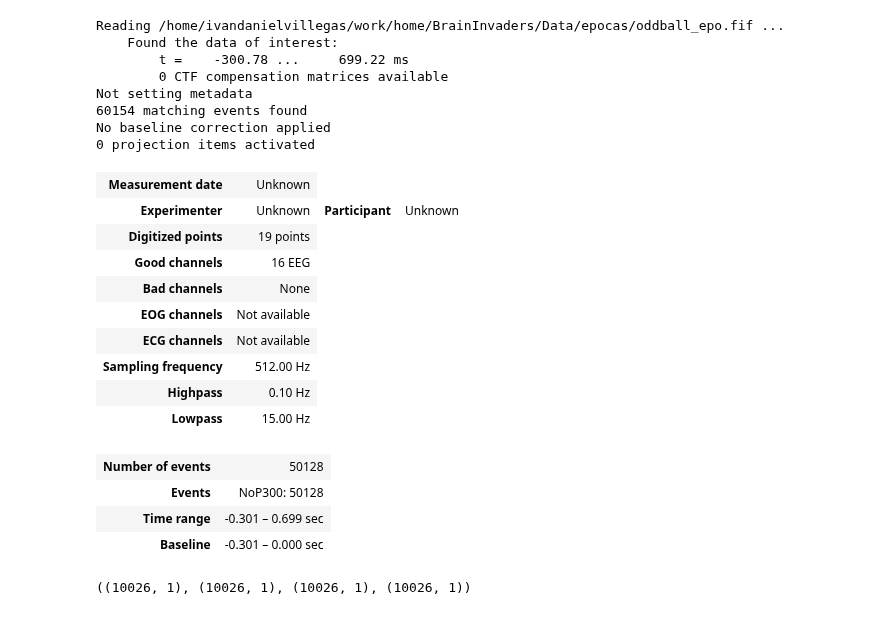
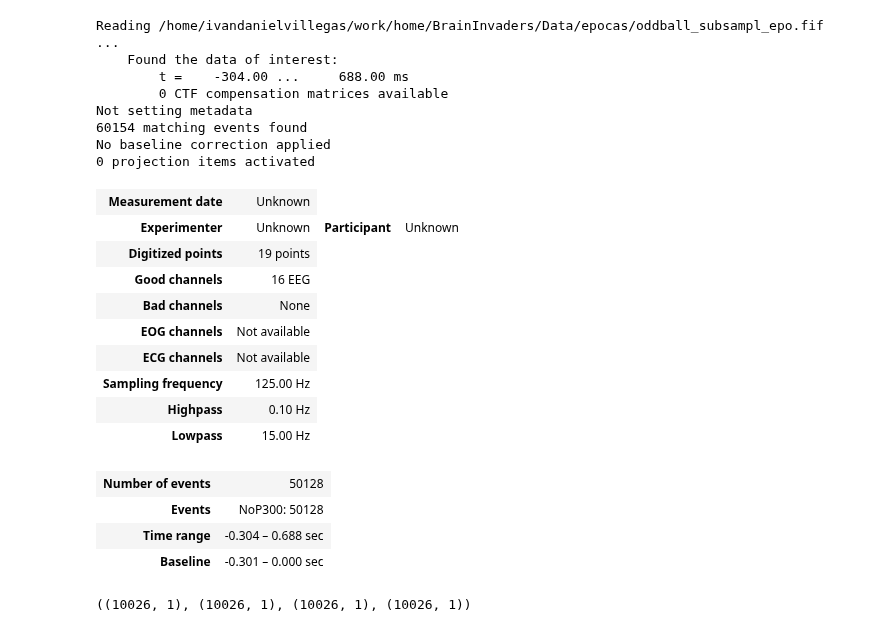
Before and after one commit to IvanDanielVillegas/Exp_train_dataBCI, a Jupyter notebook: Brain Invaders/6.p300Train.ipynb, the cells around one changed output. Cells and saved outputs as stored; diff of their text form; code cells hidden in the pictures.

```diff
--- a/Brain Invaders/6.p300Train.ipynb
+++ b/Brain Invaders/6.p300Train.ipynb
@@ -34,26 +14,25 @@ import math
 import mne
 %matplotlib inline
 # %%
-epochs = mne.read_epochs('Data/epocas/oddball_epo.fif')
-#Ruta felipe: /content/drive/MyDrive/P300_PYTHON/drive-download-20230826T021221Z-001.zip (Unzipped Files)/oddball_train_epo.fif
+epochs = mne.read_epochs('Data/epocas/oddball_subsampl_epo.fif')
 epochs.info
 # %% [output]
-Reading /home/ivandanielvillegas/work/home/BrainInvaders/Data/epocas/oddball_epo.fif ...
+Reading /home/ivandanielvillegas/work/home/BrainInvaders/Data/epocas/oddball_subsampl_epo.fif ...
     Found the data of interest:
-        t =    -300.78 ...     699.22 ms
+        t =    -304.00 ...     688.00 ms
         0 CTF compensation matrices available
 Not setting metadata
 60154 matching events found
 No baseline correction applied
 0 projection items activated
 | Measurement date | Unknown |
 | Experimenter | Unknown | Participant | Unknown |
 | Digitized points | 19 points |
 | Good channels | 16 EEG |
 | Bad channels | None |
 | EOG channels | Not available |
 | ECG channels | Not available |
-| Sampling frequency | 512.00 Hz |
+| Sampling frequency | 125.00 Hz |
 | Highpass | 0.10 Hz |
 | Lowpass | 15.00 Hz |
 # %%
@@ -66,7 +45,7 @@ standard
 # %% [output]
 | Number of events | 50128 |
 | Events | NoP300: 50128 |
-| Time range | -0.301 – 0.699 sec |
+| Time range | -0.304 – 0.688 sec |
 | Baseline | -0.301 – 0.000 sec |
 # %%
 def ventanas(epochs,m1,m2,m3,m4,F):
```
Also changed, not shown: parts of 45 cells of this notebook, 3 other files.
